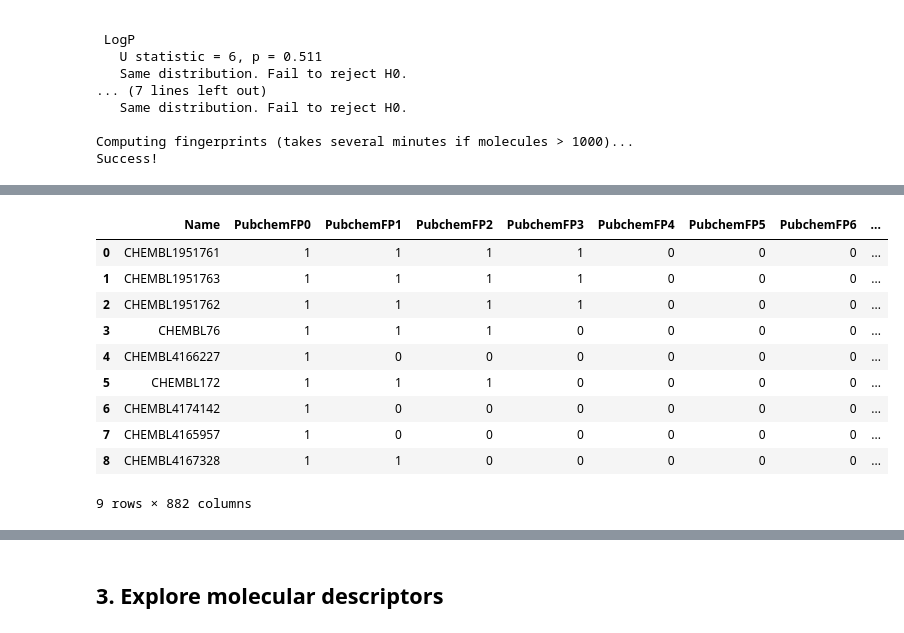
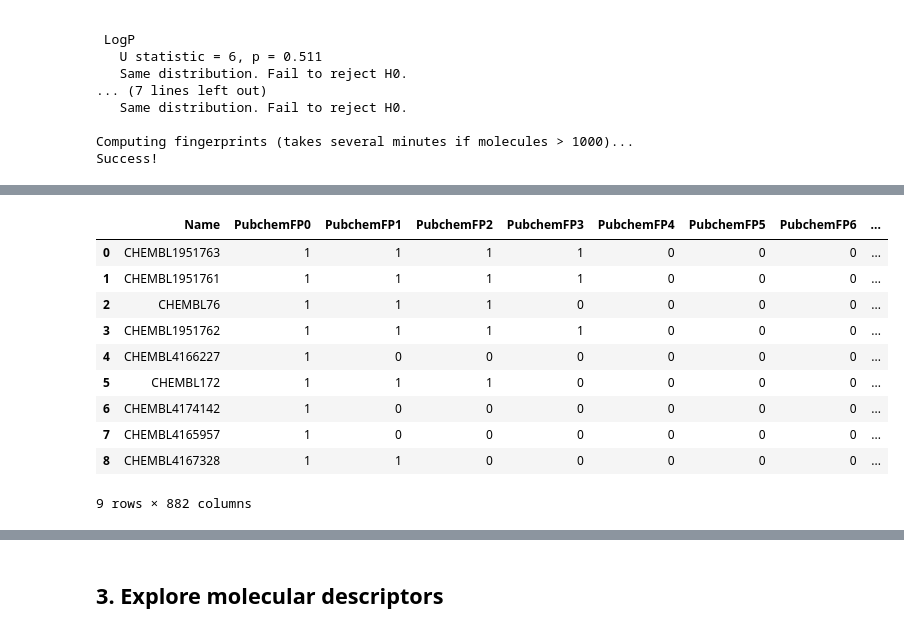
Before and after one commit to Germain-Drug-Discovery-Project/drug-discovery-project, a Jupyter notebook: drug-discovery-1.ipynb, the cells around one changed output, grey strips where cells are left out. Saved outputs shown, nothing was run; the diff lists cells and outputs as text; code cells hidden in the pictures.

```diff
--- a/drug-discovery-1.ipynb
+++ b/drug-discovery-1.ipynb
@@ -102,12 +102,12 @@ Chem.MolFromSmiles(bioactivity_df.canonical_smiles[3]) #an example molecule
 # %%
-fingerprints= pd.read_csv(f'{target_id}_pubchem_fp.csv')
-fingerprints
+fingerprint_df = pd.read_csv(f'{target_id}_pubchem_fp.csv')
+fingerprint_df
 # %% [output]
 |  | Name | PubchemFP0 | PubchemFP1 | PubchemFP2 | PubchemFP3 | PubchemFP4 | PubchemFP5 | PubchemFP6 | ... |
-| 0 | CHEMBL1951761 | 1 | 1 | 1 | 1 | 0 | 0 | 0 | ... |
-| 1 | CHEMBL1951763 | 1 | 1 | 1 | 1 | 0 | 0 | 0 | ... |
-| 2 | CHEMBL1951762 | 1 | 1 | 1 | 1 | 0 | 0 | 0 | ... |
-| 3 | CHEMBL76 | 1 | 1 | 1 | 0 | 0 | 0 | 0 | ... |
+| 0 | CHEMBL1951763 | 1 | 1 | 1 | 1 | 0 | 0 | 0 | ... |
+| 1 | CHEMBL1951761 | 1 | 1 | 1 | 1 | 0 | 0 | 0 | ... |
+| 2 | CHEMBL76 | 1 | 1 | 1 | 0 | 0 | 0 | 0 | ... |
+| 3 | CHEMBL1951762 | 1 | 1 | 1 | 1 | 0 | 0 | 0 | ... |
 | 4 | CHEMBL4166227 | 1 | 0 | 0 | 0 | 0 | 0 | 0 | ... |
 | 5 | CHEMBL172 | 1 | 1 | 1 | 0 | 0 | 0 | 0 | ... |
 | 6 | CHEMBL4174142 | 1 | 0 | 0 | 0 | 0 | 0 | 0 | ... |
```
Also changed, not shown: parts of 4 cells of this notebook, 1 other file.
